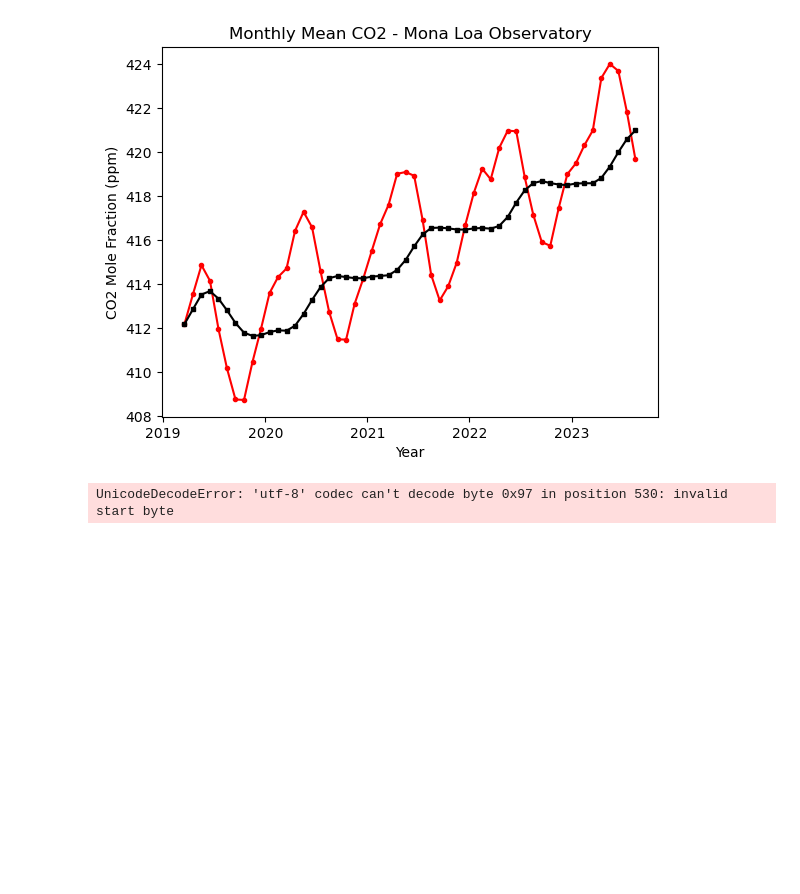
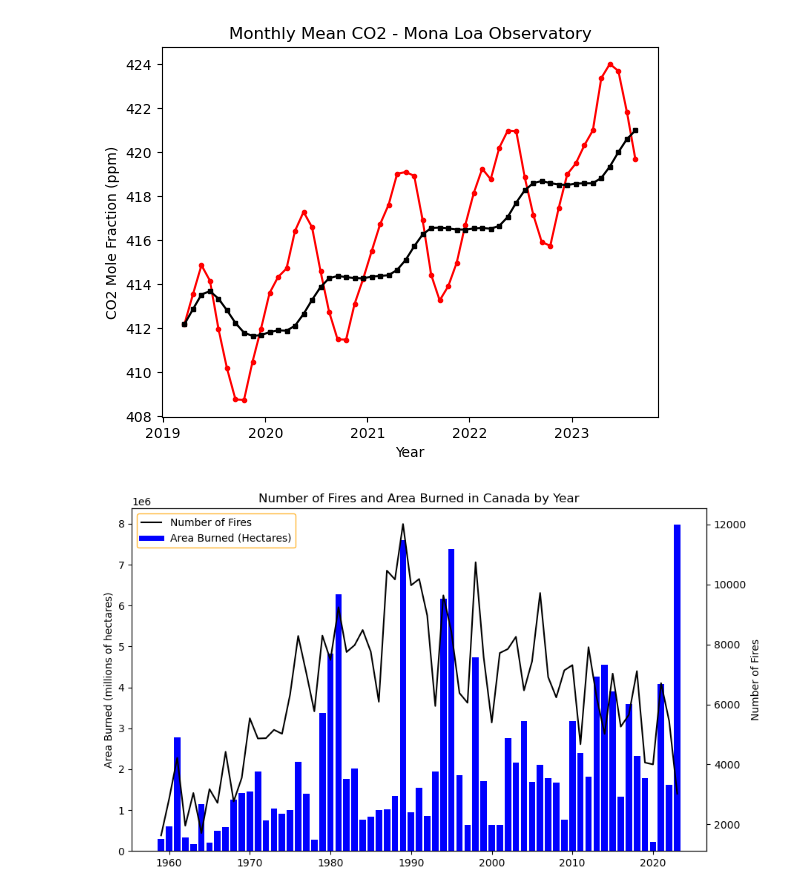
Before and after one commit to Ameridiem7903/ENDG310-Lab2, a Jupyter notebook: Lab2-data.ipynb, the cells around one changed output. Cells and saved outputs as stored; diff of their text form; code cells hidden in the pictures; blank space fills up the shorter version.

Commit message:
Plot: Number of Fires and Area Burned in Canada

```diff
--- a/Lab2-data.ipynb
+++ b/Lab2-data.ipynb
@@ -20,10 +20,27 @@ plt.title("Monthly Mean CO2 - Mona Loa Observatory")
 plt.show()
 # %% [output]
 [figure]
-# %%
-import pandas as pd
-import matplotlib.pyplot as plt
-nfdb = "Data\NFDB_point_stats.csv"
-data = pd.read_csv(nfdb)
-# %% [output]
-UnicodeDecodeError: 'utf-8' codec can't decode byte 0x97 in position 530: invalid start byte
+# %%
+import pandas as pd
+import matplotlib.pyplot as plt
+
+nfdb = "Data/NFDB_point_stats.csv"
+data = pd.read_csv(nfdb, comment = '#', thousands = ',')
+
+# Chat GPT: How to have 2 y-axes on the same plot
+fig, ax1 = plt.subplots(figsize = (10,6))
+ax1.bar(data["YEAR"], data["TOTAL_HA"], color = 'blue', label = "Area burned, CNFDB")
+ax1.set_ylabel("Area Burned (millions of hectares)")
+ax2 = ax1.twinx()
+ax2.plot(data["YEAR"], data["FIRES"], color = 'black', label = "Number of fires, CNFDB")
+ax2.set_xlabel("Years")
+ax2.set_ylabel('Number of Fires')
+
+legend1 = plt.Line2D([], [], color = 'k', label = 'Number of Fires')
+legend2 = plt.Line2D([], [], color = 'b', linewidth = 5, label = 'Area Burned (Hectares)')
+ax1.legend(handles = [legend1, legend2], loc = 'upper left', frameon = True, edgecolor = 'orange')
+
+plt.title("Number of Fires and Area Burned in Canada by Year")
+plt.show()
+# %% [output]
+[figure, added]
```
